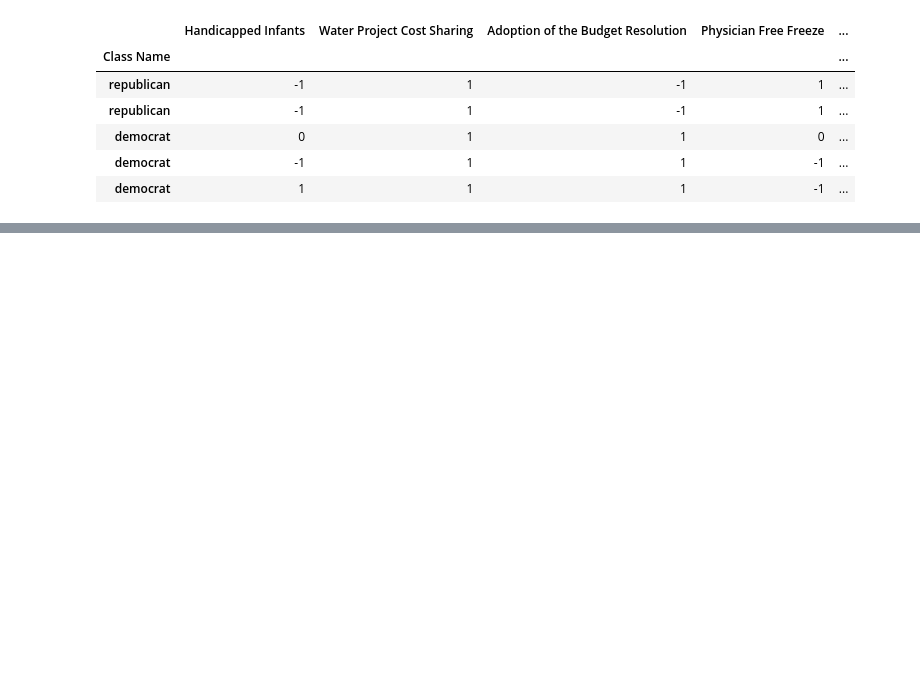
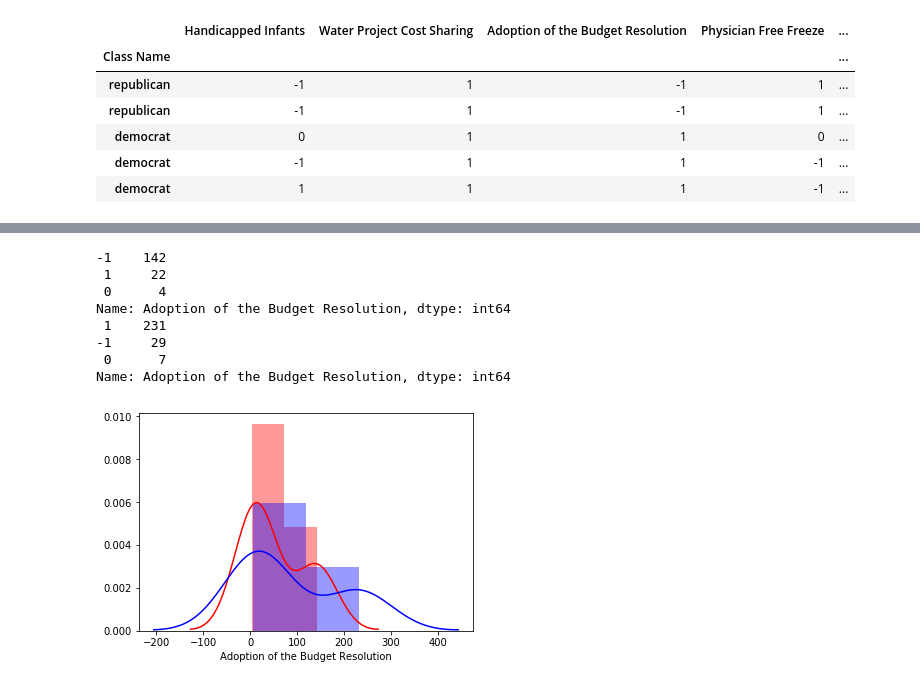
Before and after one commit to npgeorge/DS-Unit-1-Sprint-3-Statistical-Tests-and-Experiments, a Jupyter notebook: Nicholas_George_LS_DS_131_Statistics_Probability_Assignment.ipynb, the cells around one changed output, grey strips where cells are left out. Cells and saved outputs as stored; diff of their text form; code cells hidden in the pictures; blank space fills up the shorter version.

```diff
--- a/Nicholas_George_LS_DS_131_Statistics_Probability_Assignment.ipynb
+++ b/Nicholas_George_LS_DS_131_Statistics_Probability_Assignment.ipynb
@@ -146,0 +161,19 @@ sns.kdeplot(pff);
+# %%
+#3rd row
+reps_abr = republicans['Adoption of the Budget Resolution'].value_counts()
+sns.distplot(reps_abr,color='r');
+print(reps_abr)
+
+dems_abr = democrats['Adoption of the Budget Resolution'].value_counts()
+sns.distplot(dems_abr, color='b');
+print(dems_abr)
+# %% [output]
+-1    142
+ 1     22
+ 0      4
+Name: Adoption of the Budget Resolution, dtype: int64
+ 1    231
+-1     29
+ 0      7
+Name: Adoption of the Budget Resolution, dtype: int64
+[figure, added]
```
Also changed, not shown: parts of 6 cells of this notebook.
